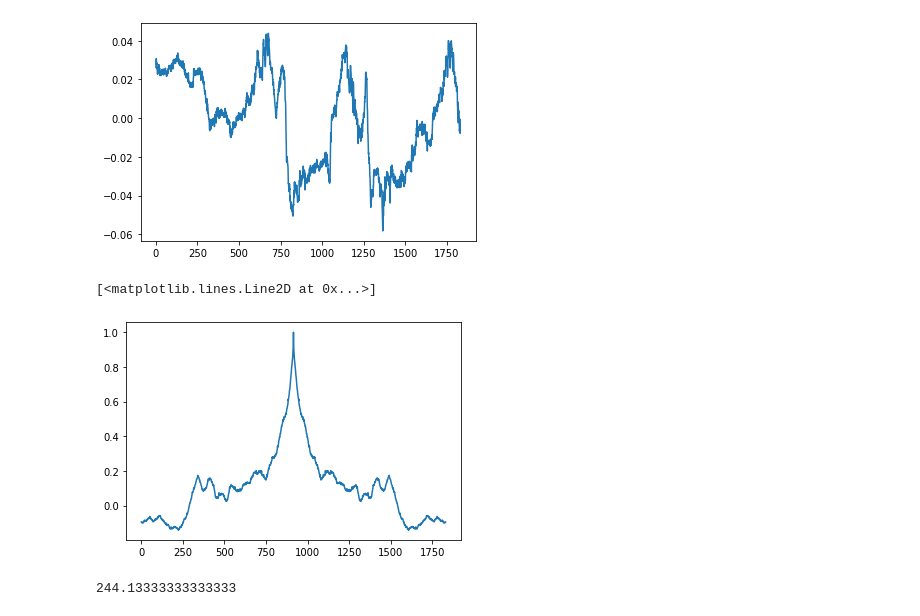
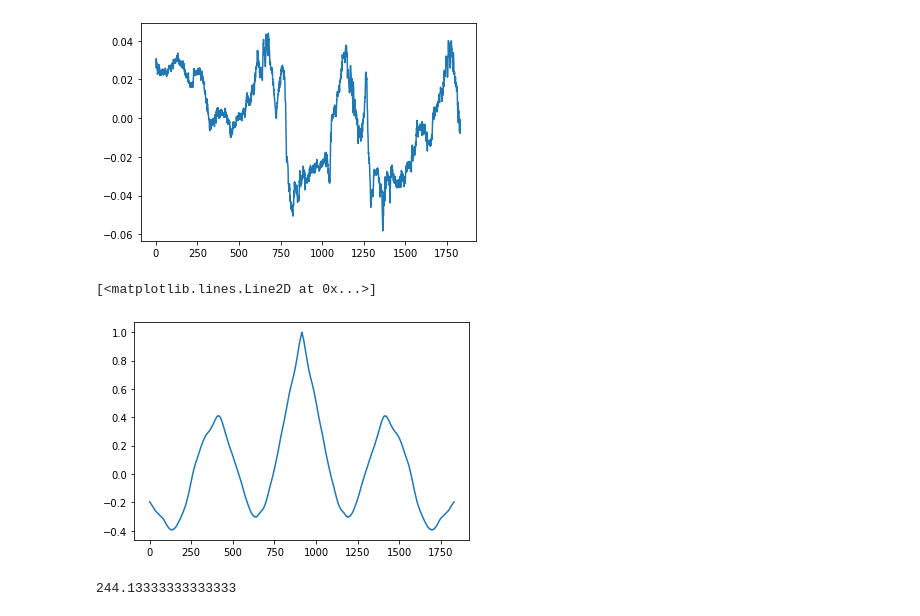
Before and after one commit to NoelleI/Udacity-Deployment, a Jupyter notebook: Heartbeat.ipynb, the cells around one changed output. Saved outputs shown, nothing was run; the diff lists cells and outputs as text; code cells hidden in the pictures.

```diff
--- a/Heartbeat.ipynb
+++ b/Heartbeat.ipynb
@@ -189,10 +189,10 @@ from scipy import signal
 x1 = X_indep[1] - X_indep[1].mean()
 x1_corr = signal.correlate(x1, x1, mode='same')
 # %%
-plt.plot(x1_corr)
+plt.plot(x2_corr)
 # %% [output]
 [<matplotlib.lines.Line2D at 0x...>]
-[figure, old version]
+[figure, new version]
 # %%
 ff = np.fft.hfft(x1_corr[:int(len(x1_corr)/2)])
 # %%
```
Also changed, not shown: parts of 3 cells of this notebook.
